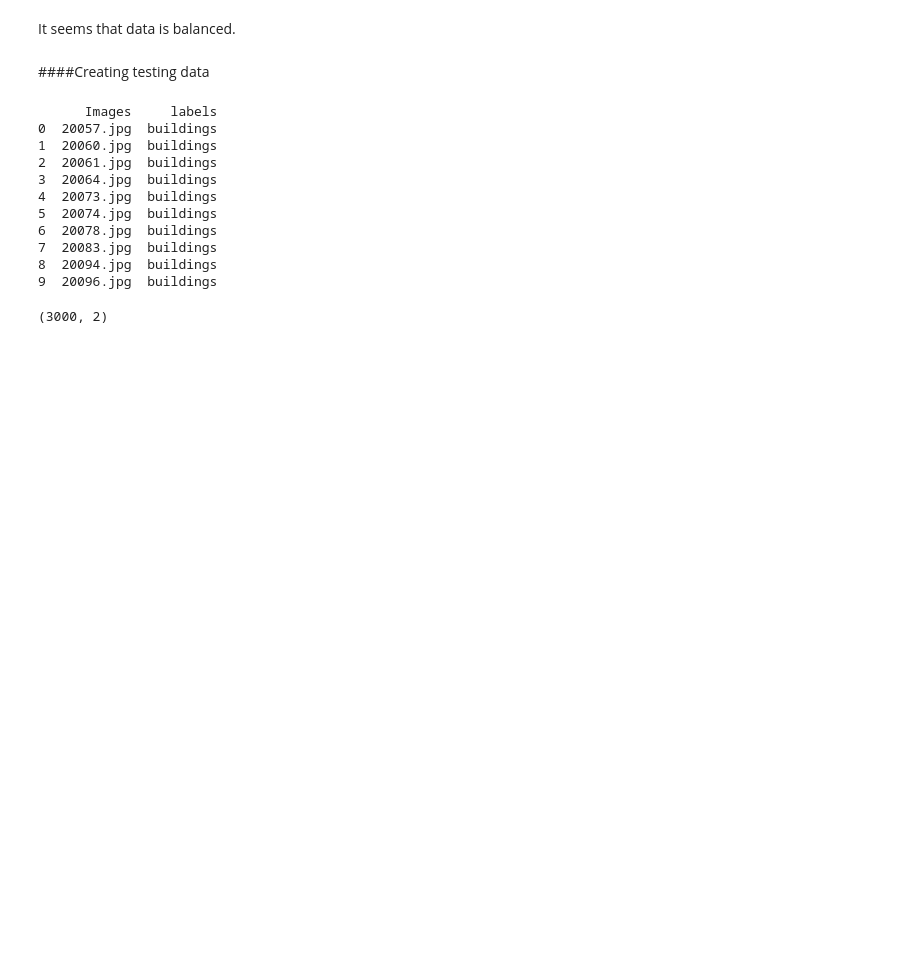
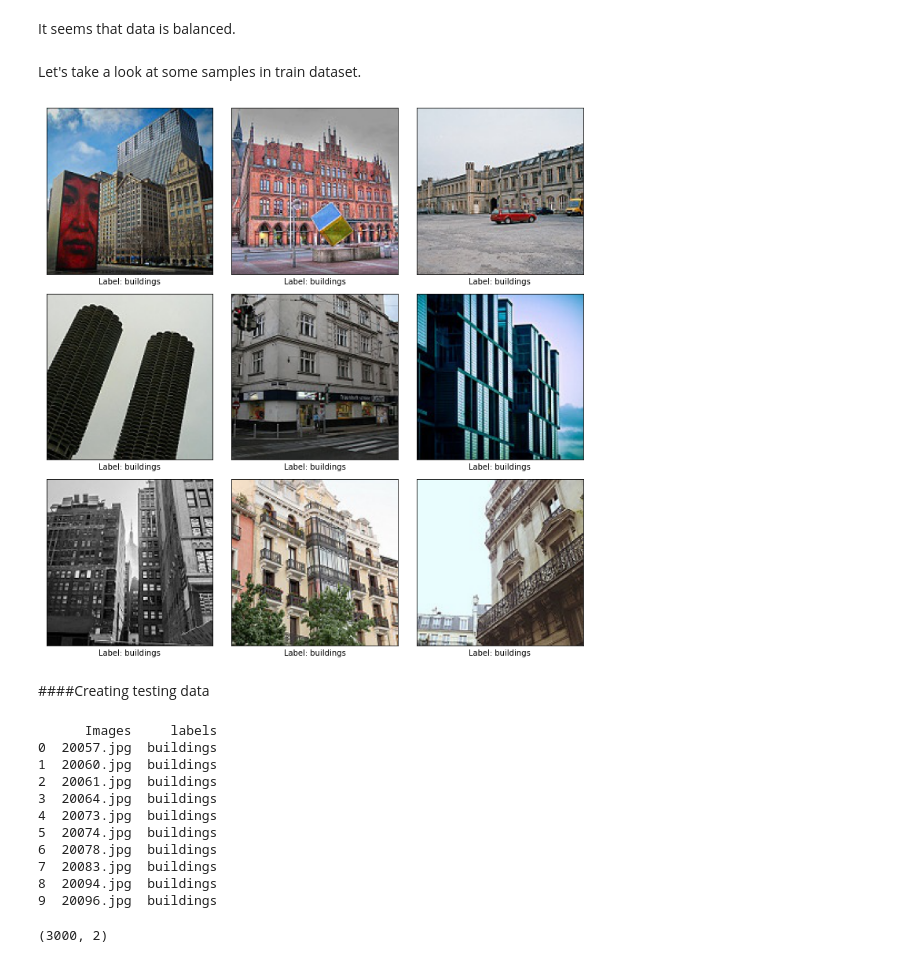
Before and after one commit to ZahraDehghani99/AI-Internship, a Jupyter notebook: Phase02_Intro_to_NN/Phase02_Intro_to_NN.ipynb, the cells around one changed output. Saved outputs shown, nothing was run; the diff lists cells and outputs as text; code cells hidden in the pictures; blank space fills up the shorter version.

```diff
--- a/Phase02_Intro_to_NN/Phase02_Intro_to_NN.ipynb
+++ b/Phase02_Intro_to_NN/Phase02_Intro_to_NN.ipynb
@@ -901,5 +910,23 @@ Name: encoded_labels, dtype: int64
 # %% [markdown]
 It seems that data is balanced.
+# %% [markdown]
+Let's take a look at some samples in train dataset.
+# %%
+fig=plt.figure(figsize=(10, 10))
+columns = 3
+rows = 3
+for i in range(1, columns*rows +1):
+    img = plt.imread(os.path.join('/content/drive/MyDrive/AI-Internship/IntelImage/seg_train/seg_train',data_train.labels.loc[i],data_train.Images.loc[i]))
+    fig.add_subplot(rows, columns, i)
+    plt.imshow(img)
+    plt.xticks([])
+    plt.yticks([])
+    label = data_train.labels.loc[i]
+    plt.xlabel(f"Label: {label}")
+plt.tight_layout()
+plt.show()
+# %% [output]
+[figure, added]
 # %% [markdown]
 ####Creating testing data
 # %%
```
Also changed, not shown: parts of 44 cells of this notebook.
